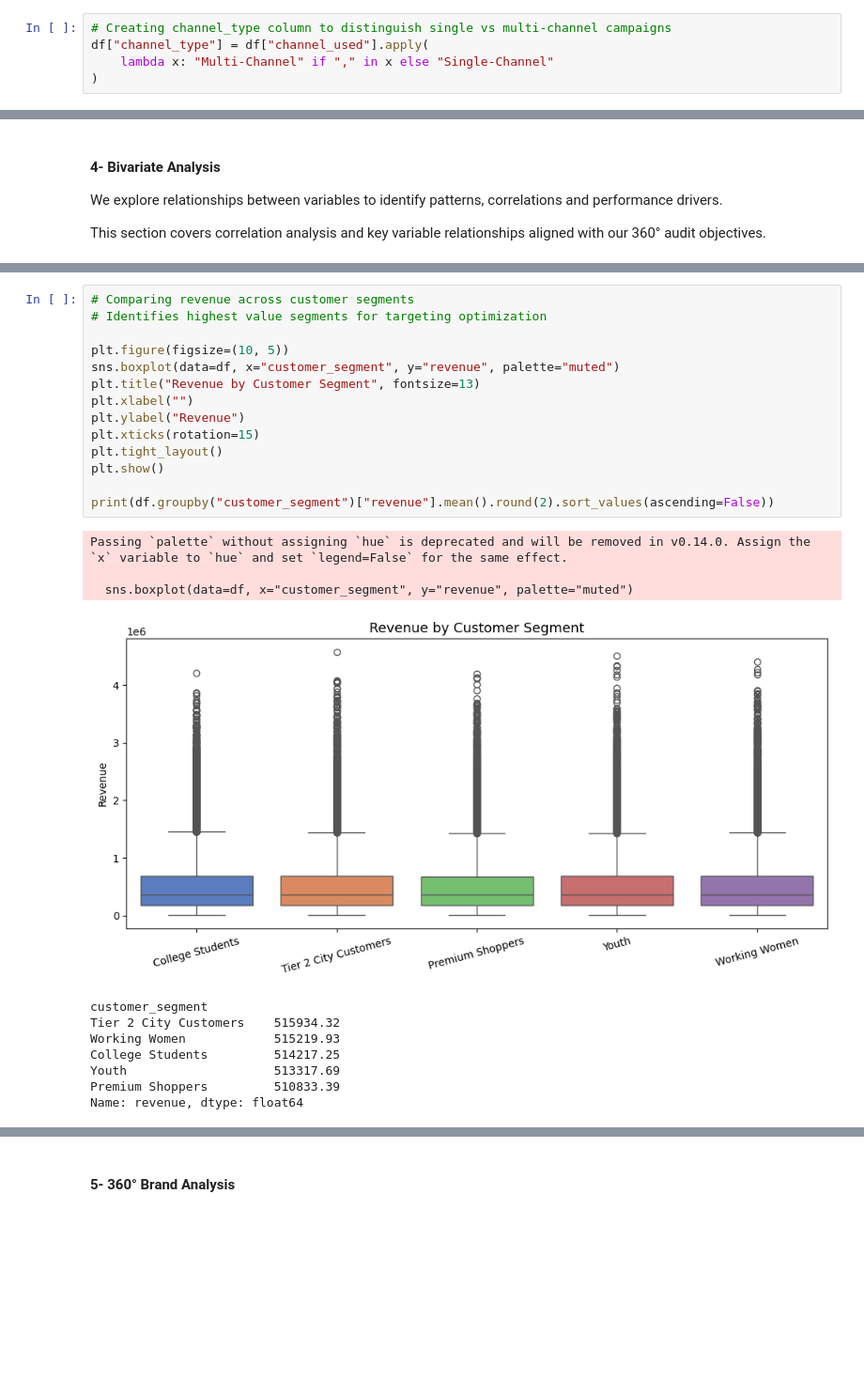
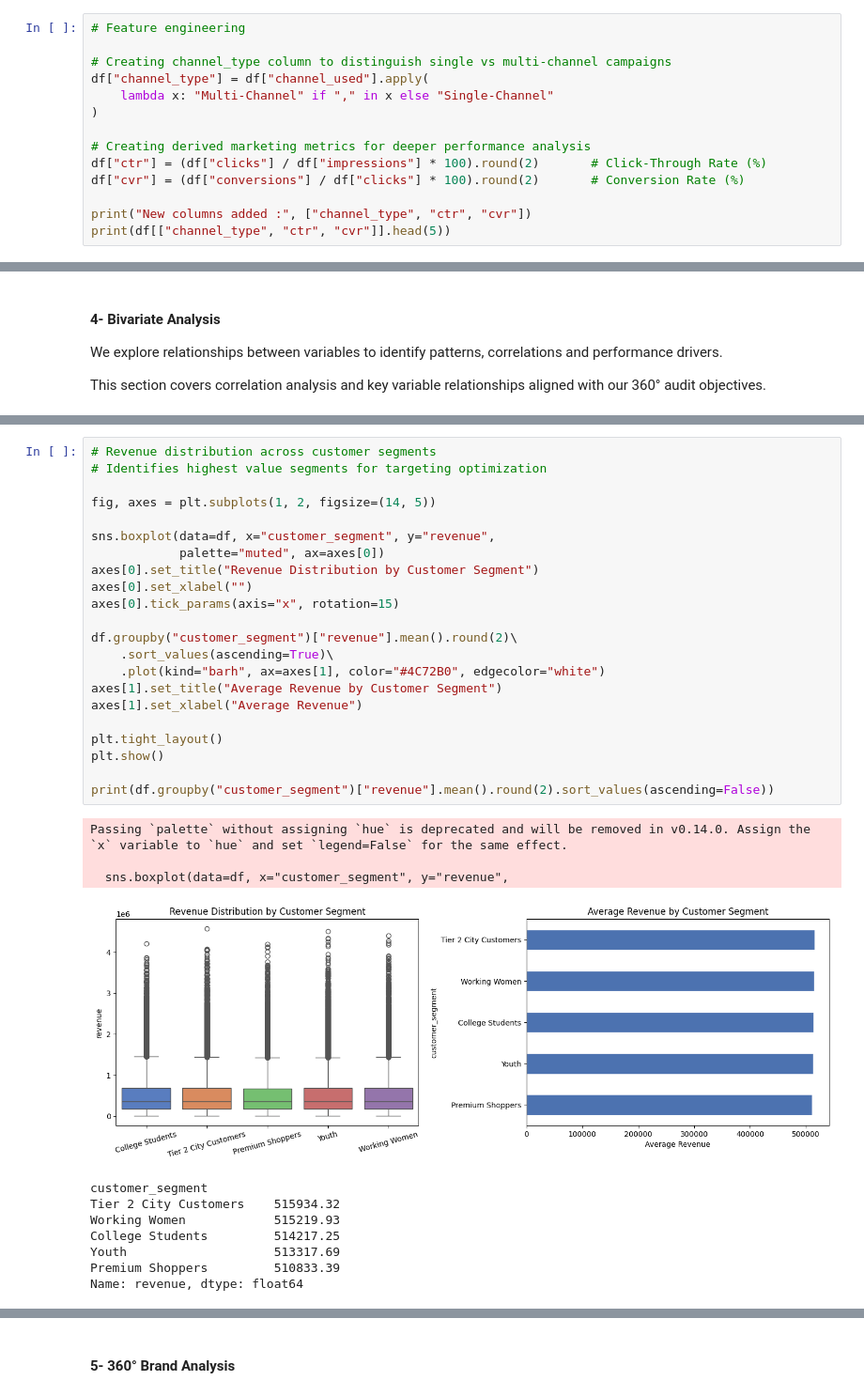
Before and after one commit to salimatter/marketing-campaign-audit, a Jupyter notebook: multi_brand_marketing_campaign.ipynb, the cells around one changed output, grey strips where cells are left out. Shown at 94% size. Drawn from its saved outputs; the diff is of its cells as text; blank space fills up the shorter version.

```diff
--- a/multi_brand_marketing_campaign.ipynb
+++ b/multi_brand_marketing_campaign.ipynb
@@ -212,7 +212,16 @@ dtype: int64
 # %% [markdown]
 ➡️ The initial exploration of the `channel_used` column revealed that some campaigns leverage multiple marketing channels simultaneously. This distinction between single-channel and multi-channel campaigns is important, as it may significantly impact performance metrics such as ROI, conversions, and engagement.
 # %%
+# Feature engineering
+
 # Creating channel_type column to distinguish single vs multi-channel campaigns
 df["channel_type"] = df["channel_used"].apply(
     lambda x: "Multi-Channel" if "," in x else "Single-Channel"
 )
+
+# Creating derived marketing metrics for deeper performance analysis
+df["ctr"] = (df["clicks"] / df["impressions"] * 100).round(2)       # Click-Through Rate (%)
+df["cvr"] = (df["conversions"] / df["clicks"] * 100).round(2)       # Conversion Rate (%)
+
+print("New columns added :", ["channel_type", "ctr", "cvr"])
+print(df[["channel_type", "ctr", "cvr"]].head(5))
@@ -541,22 +626,30 @@ Name: roi, dtype: float64
 # %%
-# Comparing revenue across customer segments
+# Revenue distribution across customer segments
 # Identifies highest value segments for targeting optimization
 
-plt.figure(figsize=(10, 5))
-sns.boxplot(data=df, x="customer_segment", y="revenue", palette="muted")
-plt.title("Revenue by Customer Segment", fontsize=13)
-plt.xlabel("")
-plt.ylabel("Revenue")
-plt.xticks(rotation=15)
+fig, axes = plt.subplots(1, 2, figsize=(14, 5))
+
+sns.boxplot(data=df, x="customer_segment", y="revenue",
+            palette="muted", ax=axes[0])
+axes[0].set_title("Revenue Distribution by Customer Segment")
+axes[0].set_xlabel("")
+axes[0].tick_params(axis="x", rotation=15)
+
+df.groupby("customer_segment")["revenue"].mean().round(2)\
+    .sort_values(ascending=True)\
+    .plot(kind="barh", ax=axes[1], color="#4C72B0", edgecolor="white")
+axes[1].set_title("Average Revenue by Customer Segment")
+axes[1].set_xlabel("Average Revenue")
+
 plt.tight_layout()
 plt.show()
 
 print(df.groupby("customer_segment")["revenue"].mean().round(2).sort_values(ascending=False))
 # %% [output]
 Passing `palette` without assigning `hue` is deprecated and will be removed in v0.14.0. Assign the `x` variable to `hue` and set `legend=False` for the same effect.
 
-  sns.boxplot(data=df, x="customer_segment", y="revenue", palette="muted")
+  sns.boxplot(data=df, x="customer_segment", y="revenue",
-[figure, old version]
+[figure, new version]
 customer_segment
 Tier 2 City Customers    515934.32
 Working Women            515219.93
```
Also changed, not shown: parts of 19 cells of this notebook.
